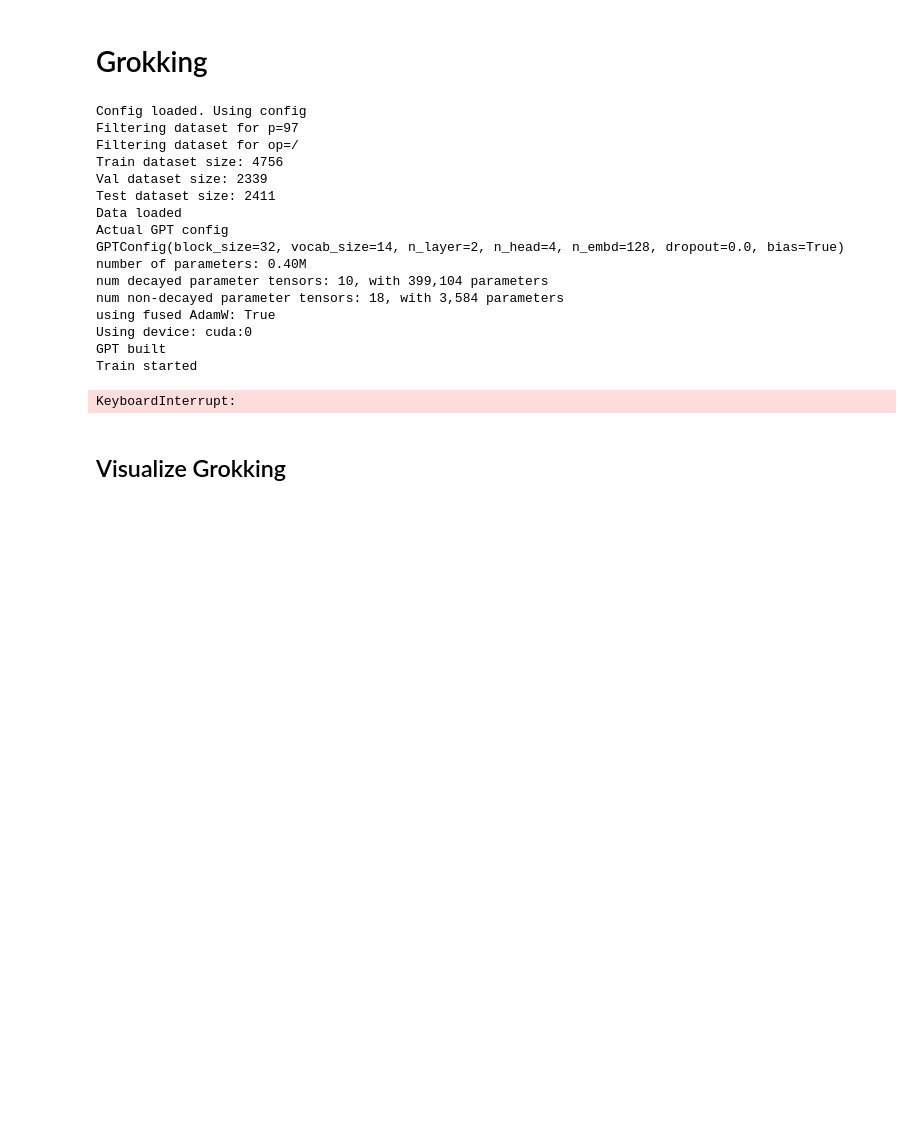
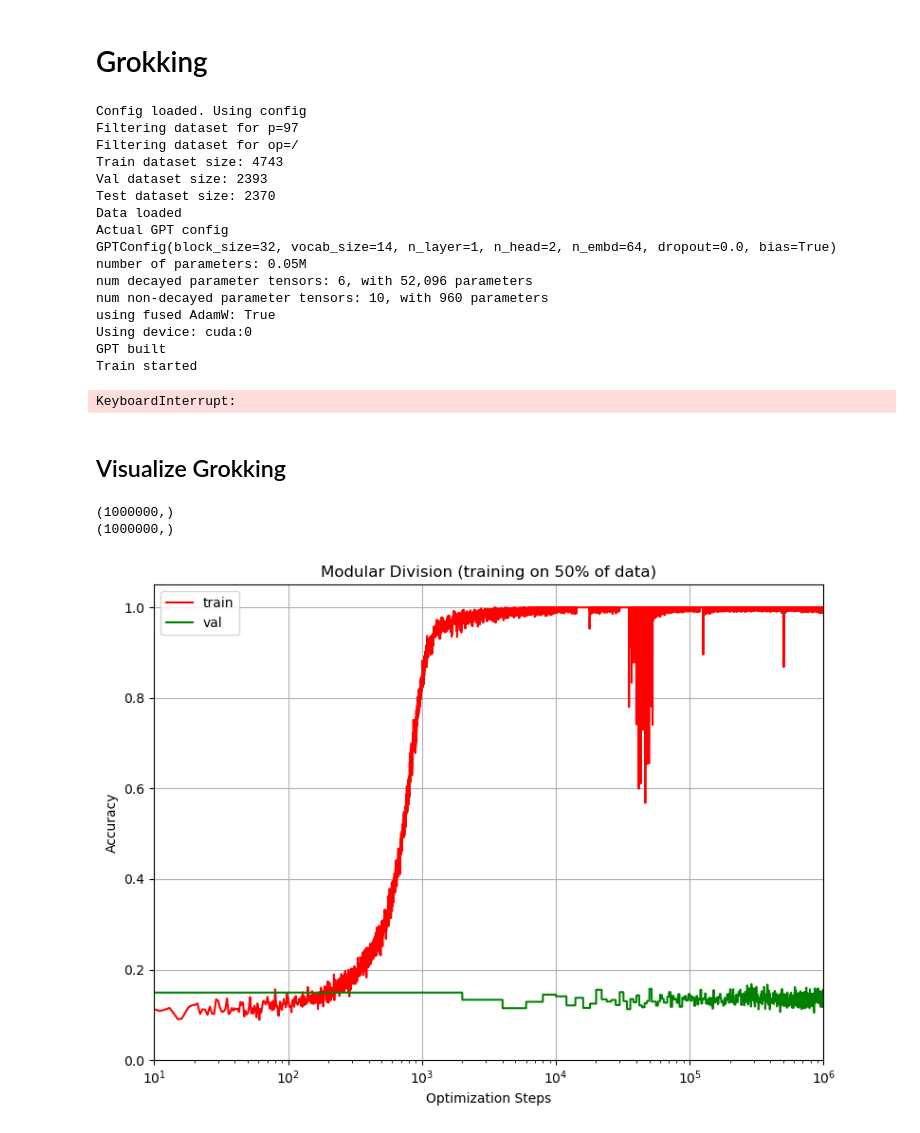
Before and after one commit to HuNtErJ1324/cs-493s-hw2, a Jupyter notebook: grokking.ipynb, the cells around one changed output. Cells and saved outputs as stored; diff of their text form; code cells hidden in the pictures; blank space fills up the shorter version.

```diff
--- a/grokking.ipynb
+++ b/grokking.ipynb
@@ -48,11 +49,11 @@ args = {
     "dropout": "0.0",
     "bias": "True",
     "learning_rate": "1e-3",
-    "weight_decay": "1e-2",
+    "weight_decay": "1",
     "batch_size": "512",
     'exp_name': "grok",
-    "eval_every": "10000",
-    "num_steps": "100_000",
+    "eval_every": "1000",
+    "num_steps": "1_000_000",
 }
 config = train.parse_args(train.build_arg_input(**args))
 print("Config loaded. Using config")
@@ -67,7 +68,7 @@ gpt, optimizer = train.gen_gpt(config)
 print("GPT built")
 # Train loop
 print("Train started")
-train_losses, val_losses = train.train_model(
+train_losses, train_acc, val_losses, val_acc = train.train_model(
     gpt, train_loader, val_loader, config, optimizer
 )
 print("Train done")
@@ -93,15 +94,15 @@ print(len(val_losses))
 Config loaded. Using config
 Filtering dataset for p=97
 Filtering dataset for op=/
-Train dataset size: 4756
-Val dataset size: 2339
-Test dataset size: 2411
+Train dataset size: 4743
+Val dataset size: 2393
+Test dataset size: 2370
 Data loaded
 Actual GPT config
-GPTConfig(block_size=32, vocab_size=14, n_layer=2, n_head=4, n_embd=128, dropout=0.0, bias=True)
-number of parameters: 0.40M
-num decayed parameter tensors: 10, with 399,104 parameters
-num non-decayed parameter tensors: 18, with 3,584 parameters
+GPTConfig(block_size=32, vocab_size=14, n_layer=1, n_head=2, n_embd=64, dropout=0.0, bias=True)
+number of parameters: 0.05M
+num decayed parameter tensors: 6, with 52,096 parameters
+num non-decayed parameter tensors: 10, with 960 parameters
 using fused AdamW: True
 Using device: cuda:0
 GPT built
@@ -110,20 +111,32 @@ KeyboardInterrupt:
 # %% [markdown]
 ## Visualize Grokking
 # %%
+# np.load("grok_train_losses", train_losses[0])
+train_acc = np.load("grok_train_acc.npy")
+print(train_acc.shape)
+# np.load("grok_val_losses", val_losses)
+val_acc = np.repeat(np.load("grok_val_acc.npy"), 2000)
+print(val_acc.shape)
+steps = np.arange(1e6)
 # Plot
-# plt.figure(figsize=(8, 6))
-# plt.plot(steps, train_acc, color='red', label='train')
-# plt.plot(steps, train_acc + train_noise, color='red', alpha=0.2)
-# plt.plot(steps, val_acc, color='green', label='val')
-# plt.plot(steps, val_acc + val_noise, color='green', alpha=0.2)
+plt.figure(figsize=(8, 6))
+plt.plot(steps, train_acc, color='red', label='train')
+# plt.plot(steps, train_acc, color='red', alpha=0.2)
+plt.plot(steps, val_acc, color='green', label='val')
+# plt.plot(steps, val_acc, color='green', alpha=0.2)
 
-# # Decorations
-# plt.xscale("log")
-# plt.xlabel("Optimization Steps")
-# plt.ylabel("Accuracy")
-# plt.title("Modular Division (training on 50% of data)")
-# plt.ylim([0, 105])
-# plt.legend()
-# plt.grid(True)
-# plt.tight_layout()
-# plt.show()
+# Decorations
+plt.xscale("log")
+plt.xlabel("Optimization Steps")
+plt.ylabel("Accuracy")
+plt.title("Modular Division (training on 50% of data)")
+plt.ylim([0, 1.05])
+plt.xlim([10, 1e6])
+plt.legend()
+plt.grid(True)
+plt.tight_layout()
+plt.show()
+# %% [output]
+(1000000,)
+(1000000,)
+[figure, added]
```
Also changed, not shown: parts of 1 cell of this notebook, 25 other files.
